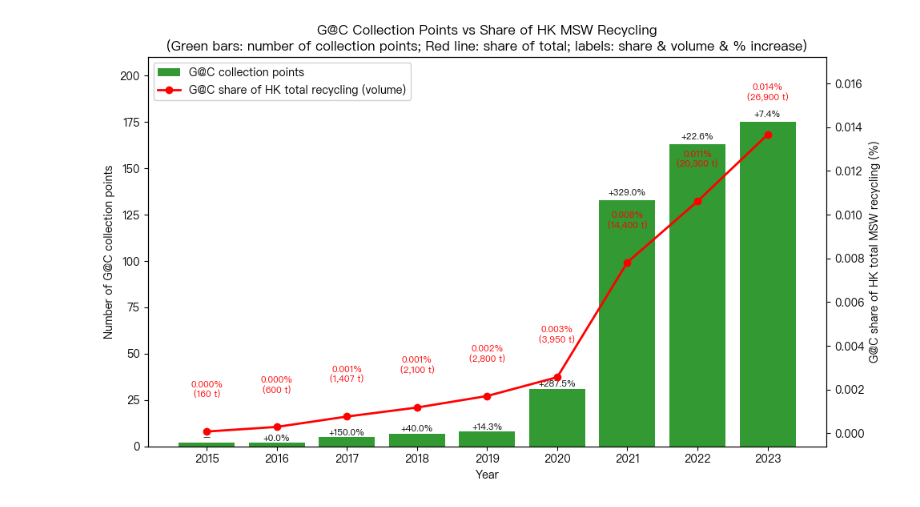
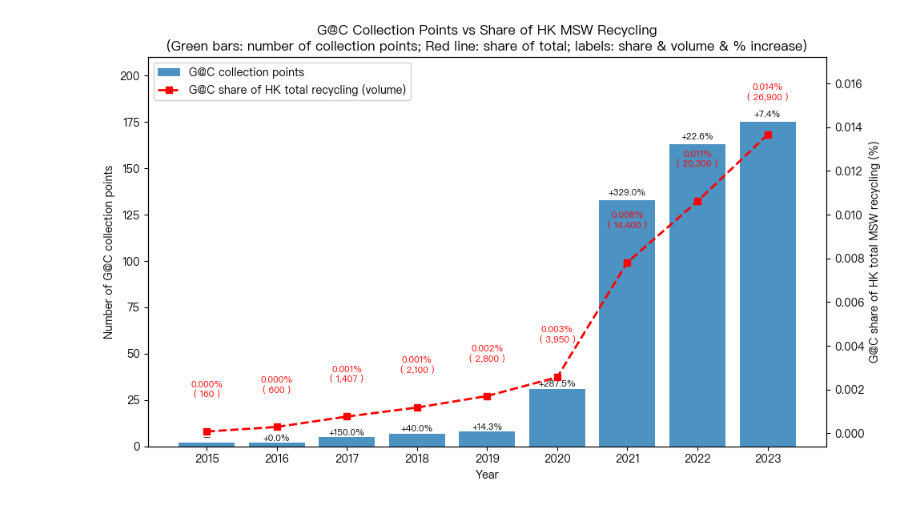
Before and after one commit to Tony0824X/Green-Community_DataAnalysis, a Jupyter notebook: Green@Community_DataAnalysis/Cost-effectiveness/5.1 number of collection point 與 G@C share of total.ipynb, the cells around one changed output. Saved outputs shown, nothing was run; the diff lists cells and outputs as text; code cells hidden in the pictures.

```diff
--- a/Green@Community_DataAnalysis/Cost-effectiveness/5.1 number of collection point 與 G@C share of total.ipynb
+++ b/Green@Community_DataAnalysis/Cost-effectiveness/5.1 number of collection point 與 G@C share of total.ipynb
@@ -59,7 +59,7 @@ x = np.arange(len(sub))
 fig, ax1 = plt.subplots(figsize=(10, 6))
 
 # Bar chart: number of collection points (green)
-bars = ax1.bar(x, sub[col_points], color="green", alpha=0.8, label="G@C collection points")
+bars = ax1.bar(x, sub[col_points], alpha=0.8, label="G@C collection points")
 ax1.set_xlabel("Year")
 ax1.set_ylabel("Number of G@C collection points", color="black")
 ax1.tick_params(axis="y", labelcolor="black")
@@ -92,9 +92,9 @@ line, = ax2.plot(
     x,
     sub["share_pct"],
     color="red",
-    marker="o",
+    marker="s",
     linewidth=2,
-    linestyle="-",
+    linestyle="--",
     label="G@C share of HK total recycling (volume)"
 )
 ax2.set_ylabel("G@C share of HK total MSW recycling (%)", color="black")
@@ -112,33 +112,33 @@ for xi, yi, share, vol in zip(x, sub["share_pct"], sub["share_pct"], sub[col_vol
     ax2.text(
         xi,
         yi + label_offset,
-        f"{share:.3f}%\n({vol:,.0f} t)",
+        f"{share:.3f}%\n( {vol:,.0f} )",
         ha="center",
         va="bottom",
         fontsize=8,
         color="red",
     )
 
 # Legend (board) on top-left
 handles1, labels1 = ax1.get_legend_handles_labels()
 handles2, labels2 = ax2.get_legend_handles_labels()
 ax1.legend(
     handles1 + handles2,
     labels1 + labels2,
     loc="upper left",
     frameon=True,
     fancybox=True,
     framealpha=0.9,
 )
 
 # Title and layout
 plt.title(
     "G@C Collection Points vs Share of HK MSW Recycling\n"
     "(Green bars: number of collection points; Red line: share of total; "
     "labels: share & volume & % increase)"
 )
 
 fig.tight_layout()
 plt.show()
 # %% [output]
-[figure, old version]
+[figure, new version]
```
Also changed, not shown: 1 other file.
